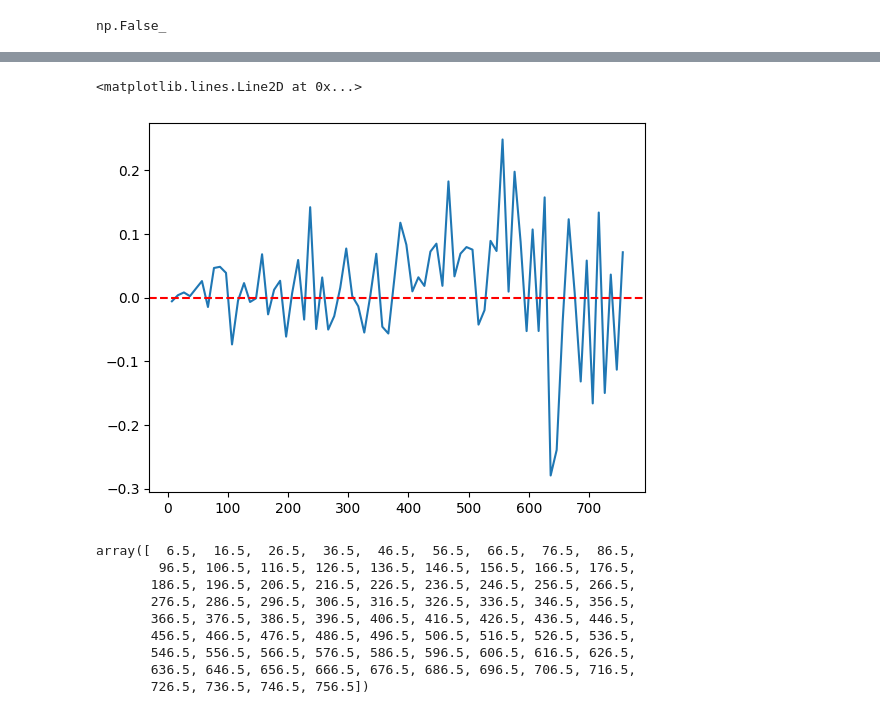
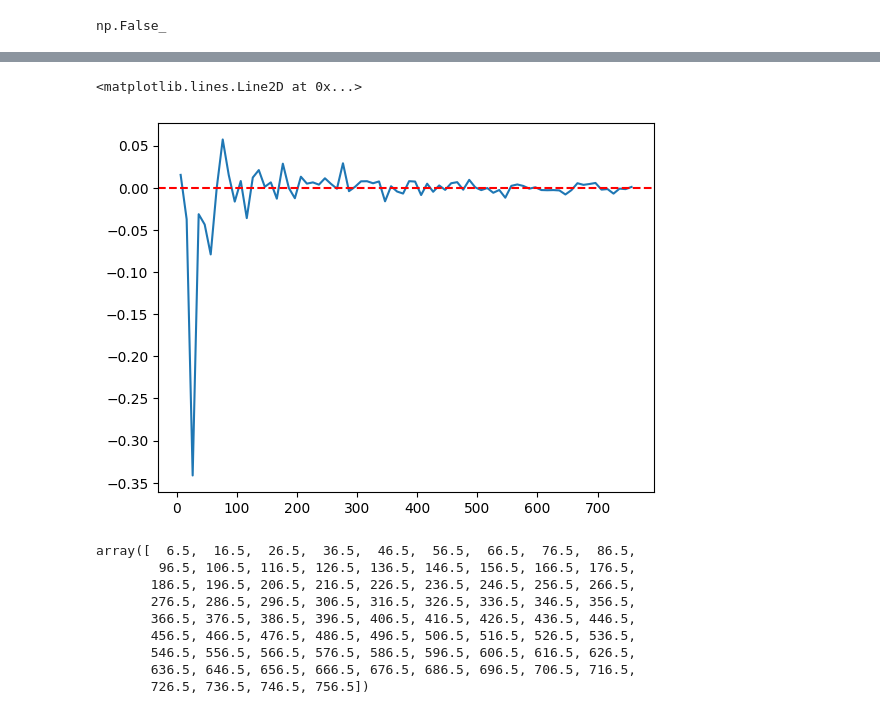
Before and after one commit to urwa99/MASS_Thesis, a Jupyter notebook: results_2/SMICA_cutsky.ipynb, the cells around one changed output, grey strips where cells are left out. Drawn from its saved outputs; the diff is of its cells as text; code cells hidden in the pictures.

```diff
--- a/results_2/SMICA_cutsky.ipynb
+++ b/results_2/SMICA_cutsky.ipynb
@@ -327,7 +311,7 @@ c_bin.shape
 c_hat=np.zeros((n_bins, nfreqs, nfreqs)) #clip any eigenvalues that are negative and put to zerp
 for b in range(n_bins):
 
-    cov = 0.5 * (c_bin[b] + c_bin[b].T) #symmetric or Hermitian?
+    cov = 0.5 * (c_dec[b] + c_bin[b].T) #symmetric or Hermitian?
 
     # Eigen-decomposition (since it's symmetric, use eigh)
     eigvals, eigvecs = np.linalg.eigh(cov)
@@ -389,7 +373,7 @@ def pca(empirical, r, f):
 # %%
 factor=350
 # %%
-_,F_pca, P_b_pca = pca(c_bin,r, factor)
+_,F_pca, P_b_pca = pca(c_dec,r, factor)
 # F_pca, P_b_pca = guess_params(nfreqs, n_bins,r)
 # e,F_pca, P_b_pca = pca_extended_random_fill(c_hat,5,2)
 print(F_pca.shape)
@@ -572,7 +544,7 @@ auto_grad=grad(smica)
 res = optimize.minimize(
     smica,
     x0=params_pca,
-    args=(hi_binned, noise_binned,c_hat, n_bins, nfreqs,r),
+    args=(dec_hi, dec_noise, c_dec, n_bins, nfreqs,r),
     method='trust-constr',
     # constraints=constraint,
     jac=jacobian_2,
@@ -653,2 +620,2 @@ np.False_
 # %%
-f=3
+f=10
@@ -667,11 +646,11 @@ plt.legend()
 # %%
-# plt.plot(leff,(C_result[:,f,f] - c_bin[:,f,f])/c_bin[:,f,f])
-plt.plot(leff,(C_result[:,f,f] - fgds_binned[:,f,f])/fgds_binned[:,f,f])
+plt.plot(leff,(C_result[:,f,f] - c_bin[:,f,f])/c_bin[:,f,f])
+# plt.plot(leff,(C_result[:,f,f] - fgds_binned[:,f,f])/fgds_binned[:,f,f])
 # plt.ylim(-0.5,0.5)
 plt.axhline(0, color='r', linestyle='--')
 # %% [output]
 <matplotlib.lines.Line2D at 0x...>
-[figure, old version]
+[figure, new version]
 # %%
 leff
 # %% [output]
```
Also changed, not shown: parts of 32 cells of this notebook.
